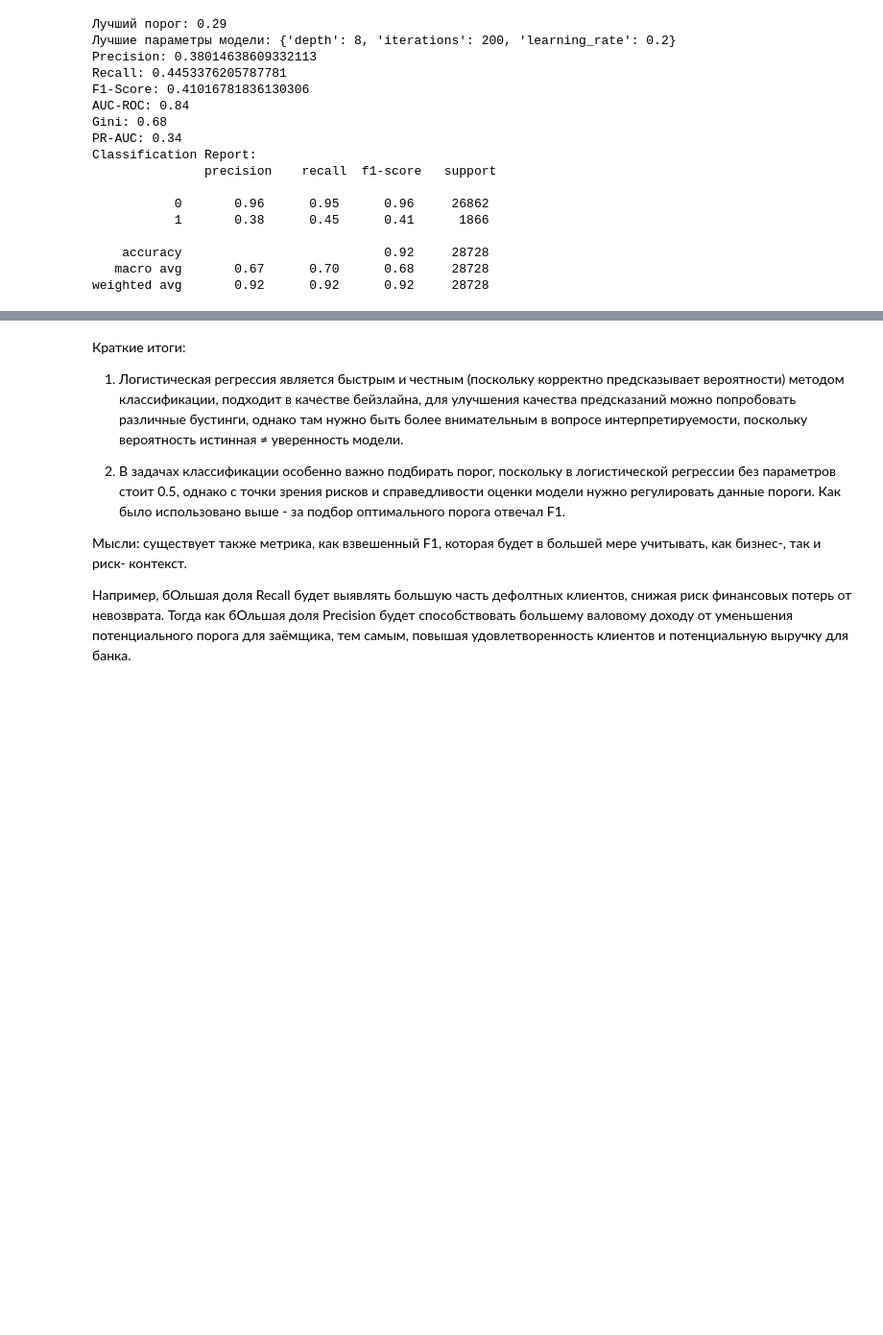
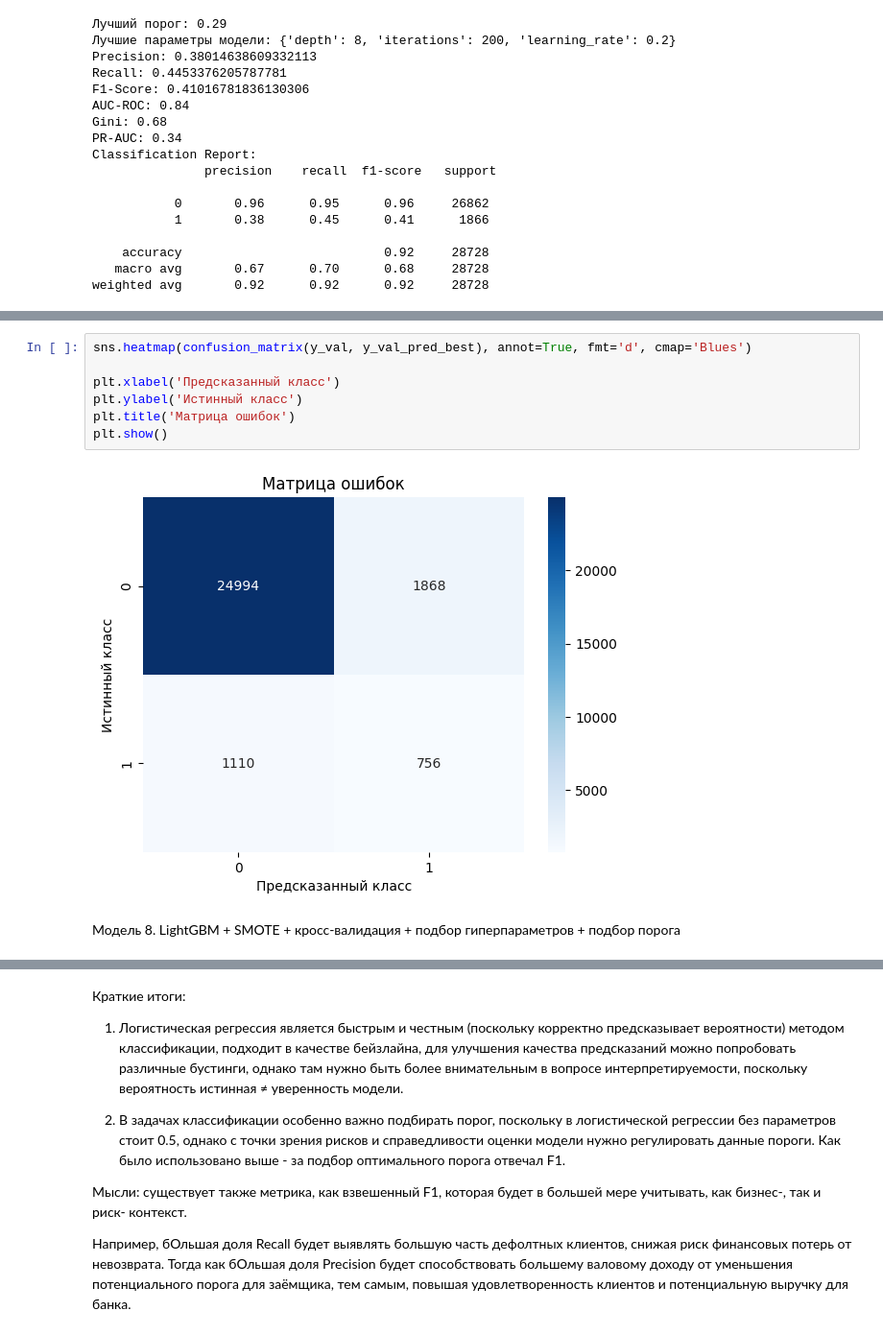
Before and after one commit to VladislavTokarev02/Credit_Scoring_diploma_hse26, a Jupyter notebook: CreditScoring.ipynb, the cells around one changed output, grey strips where cells are left out. Shown at 96% size. Cells and saved outputs as stored; diff of their text form; blank space fills up the shorter version.

```diff
--- a/CreditScoring.ipynb
+++ b/CreditScoring.ipynb
@@ -898,0 +1246,11 @@ weighted avg       0.92      0.92      0.92     28728
+# %%
+sns.heatmap(confusion_matrix(y_val, y_val_pred_best), annot=True, fmt='d', cmap='Blues')
+
+plt.xlabel('Предсказанный класс')
+plt.ylabel('Истинный класс')
+plt.title('Матрица ошибок')
+plt.show()
+# %% [output]
+[figure, added]
+# %% [markdown]
+Модель 8. LightGBM + SMOTE + кросс-валидация + подбор гиперпараметров + подбор порога
```
Also changed, not shown: parts of 51 cells of this notebook.
